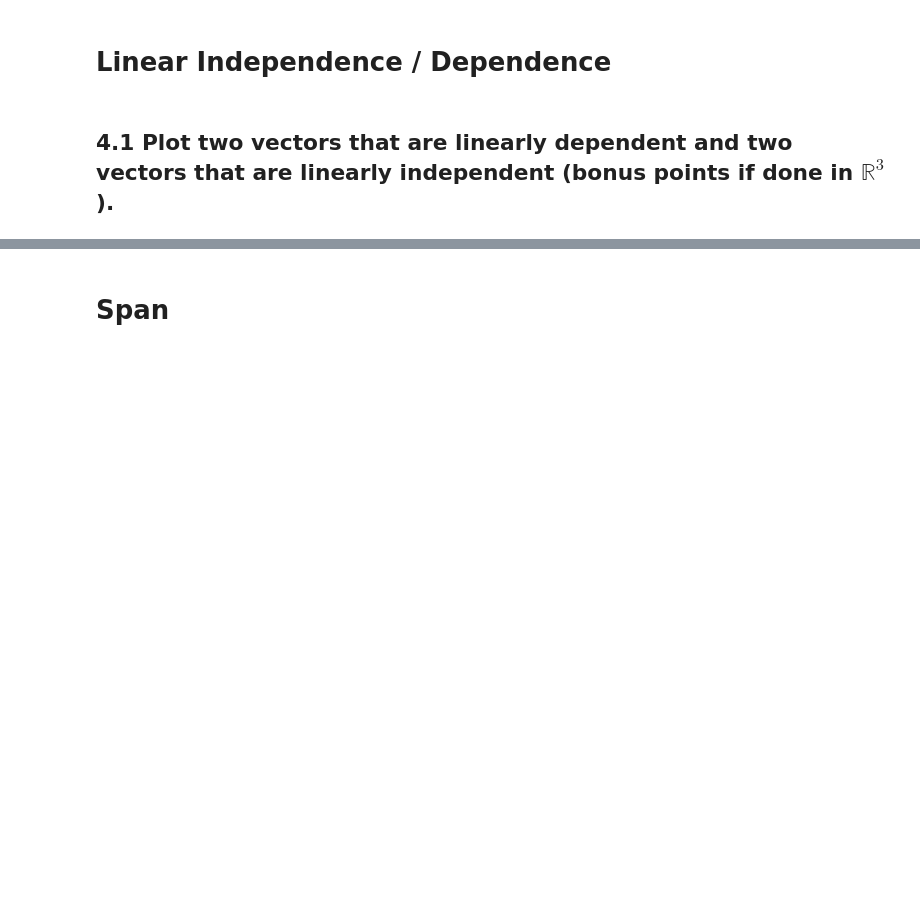
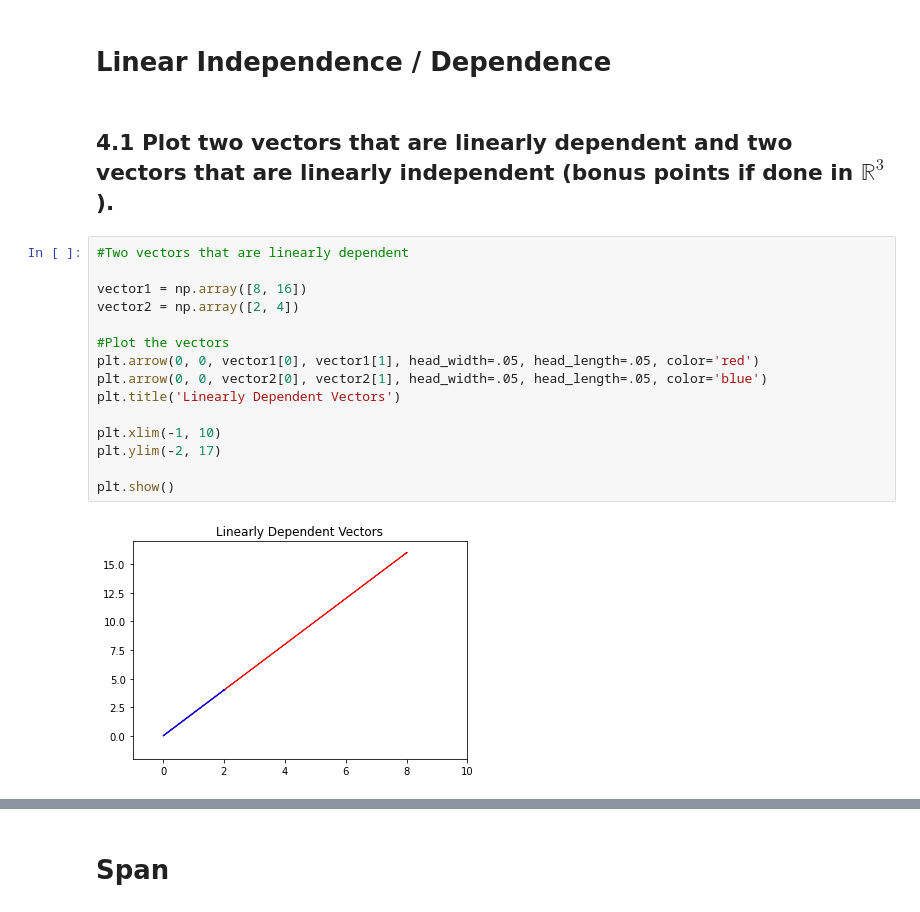
Before and after one commit to JeremySpradlin/DS-Unit-1-Sprint-3-Linear-Algebra, a Jupyter notebook: module2/Jeremy_Spradlin_DS17_132_Intermediate_Linear_Algebra_Assignment.ipynb, the cells around one changed output, grey strips where cells are left out. Cells and saved outputs as stored; diff of their text form; blank space fills up the shorter version.

```diff
--- a/module2/Jeremy_Spradlin_DS17_132_Intermediate_Linear_Algebra_Assignment.ipynb
+++ b/module2/Jeremy_Spradlin_DS17_132_Intermediate_Linear_Algebra_Assignment.ipynb
@@ -283,3 +277,20 @@ Then we determine the unit vector by dividing each element by it's norm:
 # Linear Independence / Dependence
 # %% [markdown]
 ## 4.1 Plot two vectors that are linearly dependent and two vectors that are linearly independent (bonus points if done in $\mathbb{R}^3$).
+# %%
+#Two vectors that are linearly dependent
+
+vector1 = np.array([8, 16])
+vector2 = np.array([2, 4])
+
+#Plot the vectors
+plt.arrow(0, 0, vector1[0], vector1[1], head_width=.05, head_length=.05, color='red')
+plt.arrow(0, 0, vector2[0], vector2[1], head_width=.05, head_length=.05, color='blue')
+plt.title('Linearly Dependent Vectors')
+
+plt.xlim(-1, 10)
+plt.ylim(-2, 17)
+
+plt.show()
+# %% [output]
+[figure, added]
```
Also changed, not shown: parts of 7 cells of this notebook.
